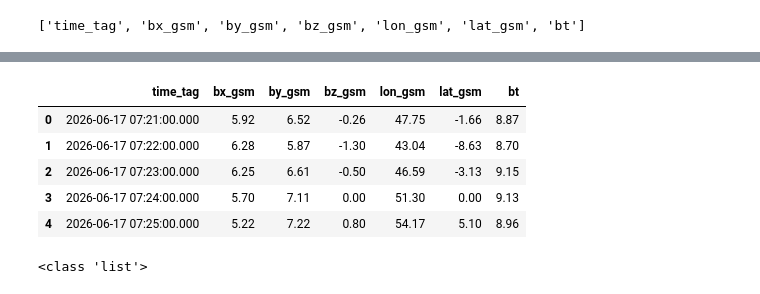
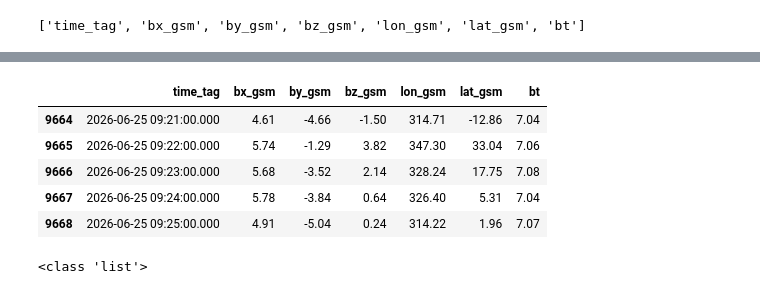
Before and after one commit to manasstark/space-weather-dashboard, a Jupyter notebook: notebooks/NOAA_Imf_data_analysis.ipynb, the cells around one changed output, grey strips where cells are left out. Saved outputs shown, nothing was run; the diff lists cells and outputs as text; code cells hidden in the pictures.

```diff
--- a/notebooks/NOAA_Imf_data_analysis.ipynb
+++ b/notebooks/NOAA_Imf_data_analysis.ipynb
@@ -38,13 +38,13 @@ print(data[1])
 # %%
 df = pd.DataFrame(data[1:], columns =data[0])
-df.head()
+df.tail()
 # %% [output]
 |  | time_tag | bx_gsm | by_gsm | bz_gsm | lon_gsm | lat_gsm | bt |
-| 0 | 2026-06-17 07:21:00.000 | 5.92 | 6.52 | -0.26 | 47.75 | -1.66 | 8.87 |
-| 1 | 2026-06-17 07:22:00.000 | 6.28 | 5.87 | -1.30 | 43.04 | -8.63 | 8.70 |
-| 2 | 2026-06-17 07:23:00.000 | 6.25 | 6.61 | -0.50 | 46.59 | -3.13 | 9.15 |
-| 3 | 2026-06-17 07:24:00.000 | 5.70 | 7.11 | 0.00 | 51.30 | 0.00 | 9.13 |
-| 4 | 2026-06-17 07:25:00.000 | 5.22 | 7.22 | 0.80 | 54.17 | 5.10 | 8.96 |
+| 9664 | 2026-06-25 09:21:00.000 | 4.61 | -4.66 | -1.50 | 314.71 | -12.86 | 7.04 |
+| 9665 | 2026-06-25 09:22:00.000 | 5.74 | -1.29 | 3.82 | 347.30 | 33.04 | 7.06 |
+| 9666 | 2026-06-25 09:23:00.000 | 5.68 | -3.52 | 2.14 | 328.24 | 17.75 | 7.08 |
+| 9667 | 2026-06-25 09:24:00.000 | 5.78 | -3.84 | 0.64 | 326.40 | 5.31 | 7.04 |
+| 9668 | 2026-06-25 09:25:00.000 | 4.91 | -5.04 | 0.24 | 314.22 | 1.96 | 7.07 |
 # %%
 print(type(data))
 # %% [output]
```
Also changed, not shown: parts of 2 cells of this notebook, 29 other files.
